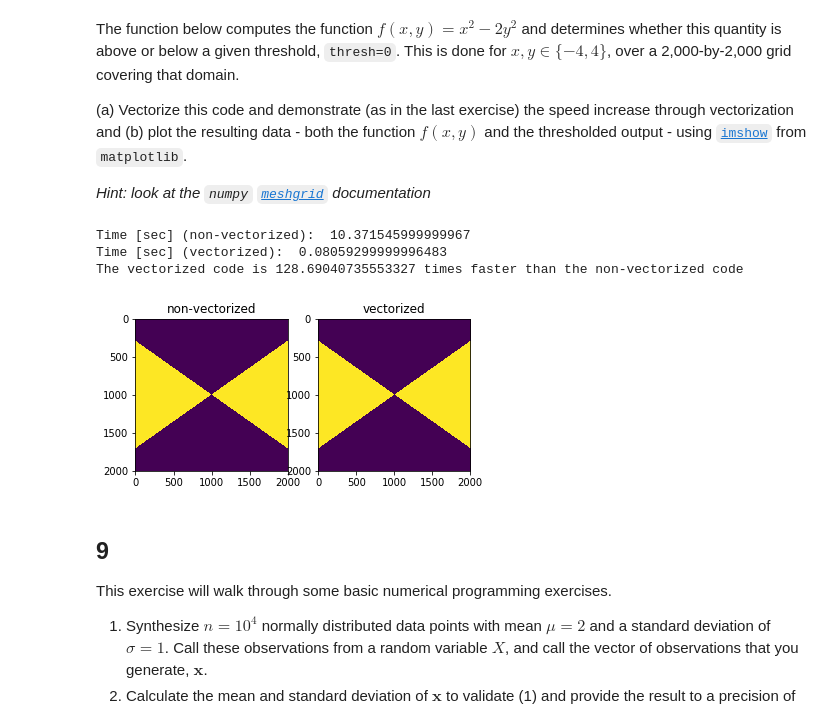
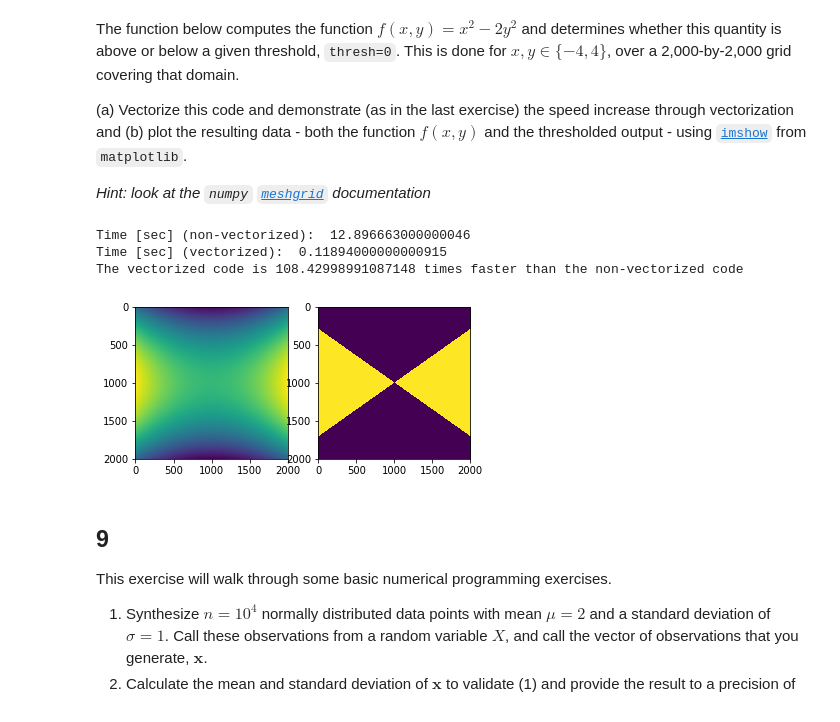
Before and after one commit to WilliamWJHuang/ids705, a Jupyter notebook: assignments/Assignment 1.ipynb, the cells around one changed output. Saved outputs shown, nothing was run; the diff lists cells and outputs as text; code cells hidden in the pictures.

```diff
--- a/assignments/Assignment 1.ipynb
+++ b/assignments/Assignment 1.ipynb
@@ -349,51 +349,49 @@ import numpy as np
 import time
 import matplotlib.pyplot as plt
 
 # Initialize variables for this exerise
 thresh = 0
 x = np.linspace(-4, 4, 2000)
 y = np.linspace(-4, 4, 2000)
 
 xx, yy = np.meshgrid(x, y)
 
 # Nonvectorized implementation
-t1 = time.clock()
+t0 = time.clock()
 
 f_thresh = np.zeros((2000, 2000))
 for i in range(0, 2000):
     for j in range(0, 2000):
         if (xx[i][j]**2 - 2*yy[i][j]**2) > thresh:
             f_thresh[i][j] = 1
         else:
             f_thresh[i][j] = -1
-t2 = time.clock()
+t1 = time.clock()
 
 # Vectorized implementation
-t3 = time.clock()
+t2 = time.clock()
 f = xx*xx - 2*yy*yy
 f_thresh_2 = np.where(f > thresh, 1, -1)
-t4 = time.clock()
+t3 = time.clock()
 
 # Print the time for each and the speed increase
-non_vec_t = t2 - t1
-vec_t = t4 - t3
-print("Time [sec] (non-vectorized): ", non_vec_t)
-print("Time [sec] (vectorized): ", vec_t)
-print("The vectorized code is {} times faster than the non-vectorized code".format(non_vec_t / vec_t))
+non_vec_time = t1 - t0
+vec_time = t3 - t2
+print("Time [sec] (non-vectorized): ", non_vec_time)
+print("Time [sec] (vectorized): ", vec_time)
+print("The vectorized code is {} times faster than the non-vectorized code".format(non_vec_time / vec_time))
 
 # Plot the result
-plt.subplot(1, 2, 1)
+plt.subplot(121)
+plt.imshow(f)
+plt.subplot(122)
 plt.imshow(f_thresh)
-plt.title('non-vectorized')
-plt.subplot(1, 2, 2)
-plt.imshow(f_thresh_2)
-plt.title('vectorized')
 plt.show()
 # %% [output]
-Time [sec] (non-vectorized):  10.371545999999967
-Time [sec] (vectorized):  0.08059299999996483
-The vectorized code is 128.69040735553327 times faster than the non-vectorized code
+Time [sec] (non-vectorized):  12.896663000000046
+Time [sec] (vectorized):  0.11894000000000915
+The vectorized code is 108.42998991087148 times faster than the non-vectorized code
-[figure, old version]
+[figure, new version]
 # %% [markdown]
 ## 9
 This exercise will walk through some basic numerical programming exercises.
```
Also changed, not shown: parts of 16 cells of this notebook.
